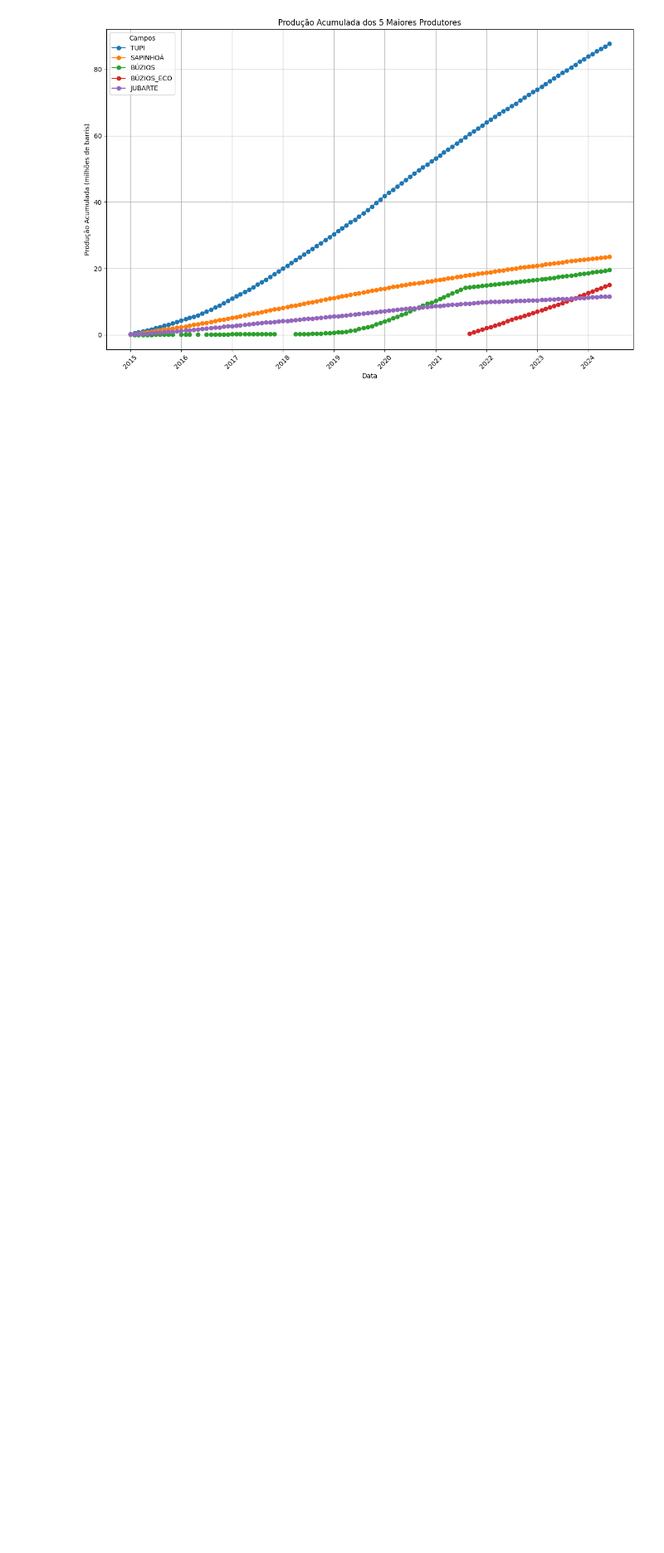
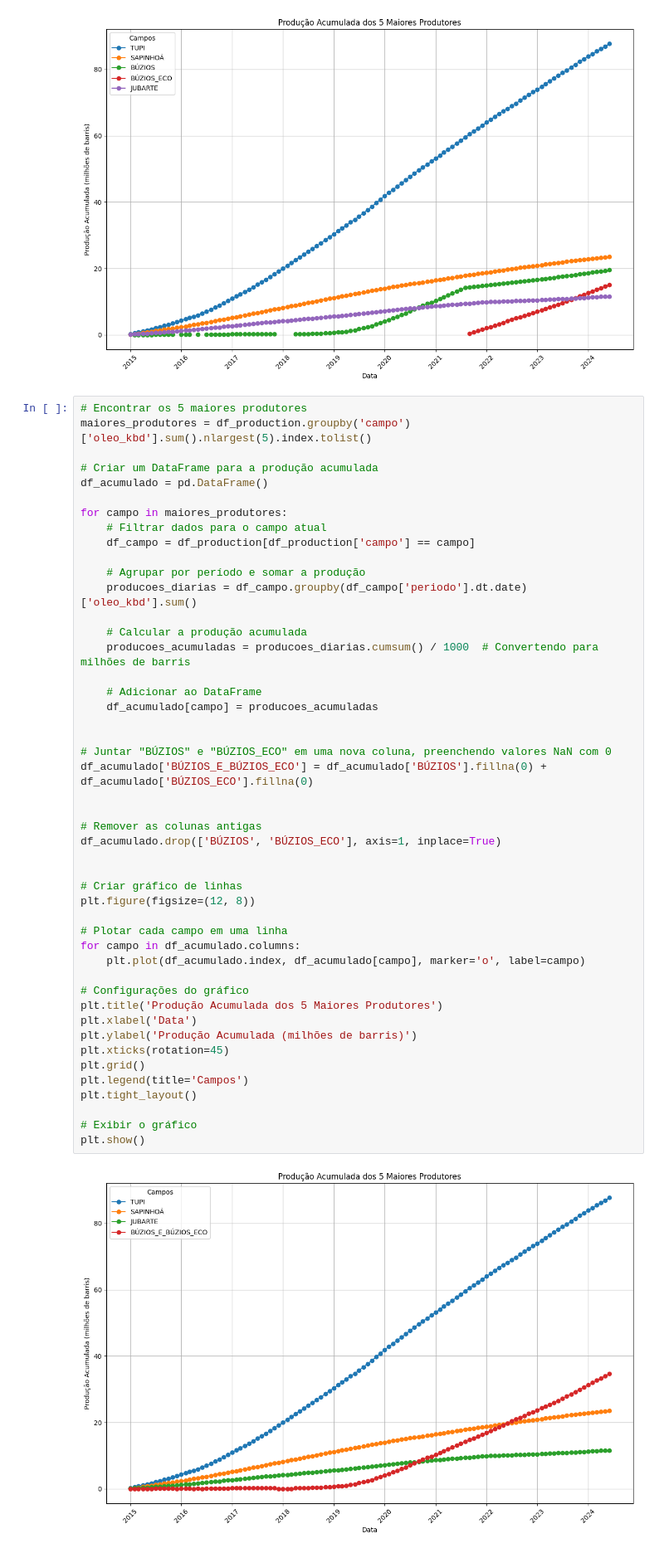
Before and after one commit to brainopensource/datascience-mvp, a Jupyter notebook: MVP_Análise_de_Dados_e_Boas_Práticas.ipynb, the cells around one changed output. Shown at 83% size. Drawn from its saved outputs; the diff is of its cells as text; blank space fills up the shorter version.

```diff
--- a/MVP_Análise_de_Dados_e_Boas_Práticas.ipynb
+++ b/MVP_Análise_de_Dados_e_Boas_Práticas.ipynb
@@ -801,6 +838,55 @@ plt.tight_layout()
 plt.show()
 # %% [output]
 [figure]
+# %%
+# Encontrar os 5 maiores produtores
+maiores_produtores = df_production.groupby('campo')['oleo_kbd'].sum().nlargest(5).index.tolist()
+
+# Criar um DataFrame para a produção acumulada
+df_acumulado = pd.DataFrame()
+
+for campo in maiores_produtores:
+    # Filtrar dados para o campo atual
+    df_campo = df_production[df_production['campo'] == campo]
+
+    # Agrupar por período e somar a produção
+    producoes_diarias = df_campo.groupby(df_campo['periodo'].dt.date)['oleo_kbd'].sum()
+
+    # Calcular a produção acumulada
+    producoes_acumuladas = producoes_diarias.cumsum() / 1000  # Convertendo para milhões de barris
+
+    # Adicionar ao DataFrame
+    df_acumulado[campo] = producoes_acumuladas
+
+
+# Juntar "BÚZIOS" e "BÚZIOS_ECO" em uma nova coluna, preenchendo valores NaN com 0
+df_acumulado['BÚZIOS_E_BÚZIOS_ECO'] = df_acumulado['BÚZIOS'].fillna(0) + df_acumulado['BÚZIOS_ECO'].fillna(0)
+
+
+# Remover as colunas antigas
+df_acumulado.drop(['BÚZIOS', 'BÚZIOS_ECO'], axis=1, inplace=True)
+
+
+# Criar gráfico de linhas
+plt.figure(figsize=(12, 8))
+
+# Plotar cada campo em uma linha
+for campo in df_acumulado.columns:
+    plt.plot(df_acumulado.index, df_acumulado[campo], marker='o', label=campo)
+
+# Configurações do gráfico
+plt.title('Produção Acumulada dos 5 Maiores Produtores')
+plt.xlabel('Data')
+plt.ylabel('Produção Acumulada (milhões de barris)')
+plt.xticks(rotation=45)
+plt.grid()
+plt.legend(title='Campos')
+plt.tight_layout()
+
+# Exibir o gráfico
+plt.show()
+# %% [output]
+[figure, added]
 # %% [markdown]
 ### Normalização e Padronização dos Dados
 
```
Also changed, not shown: parts of 4 cells of this notebook.
